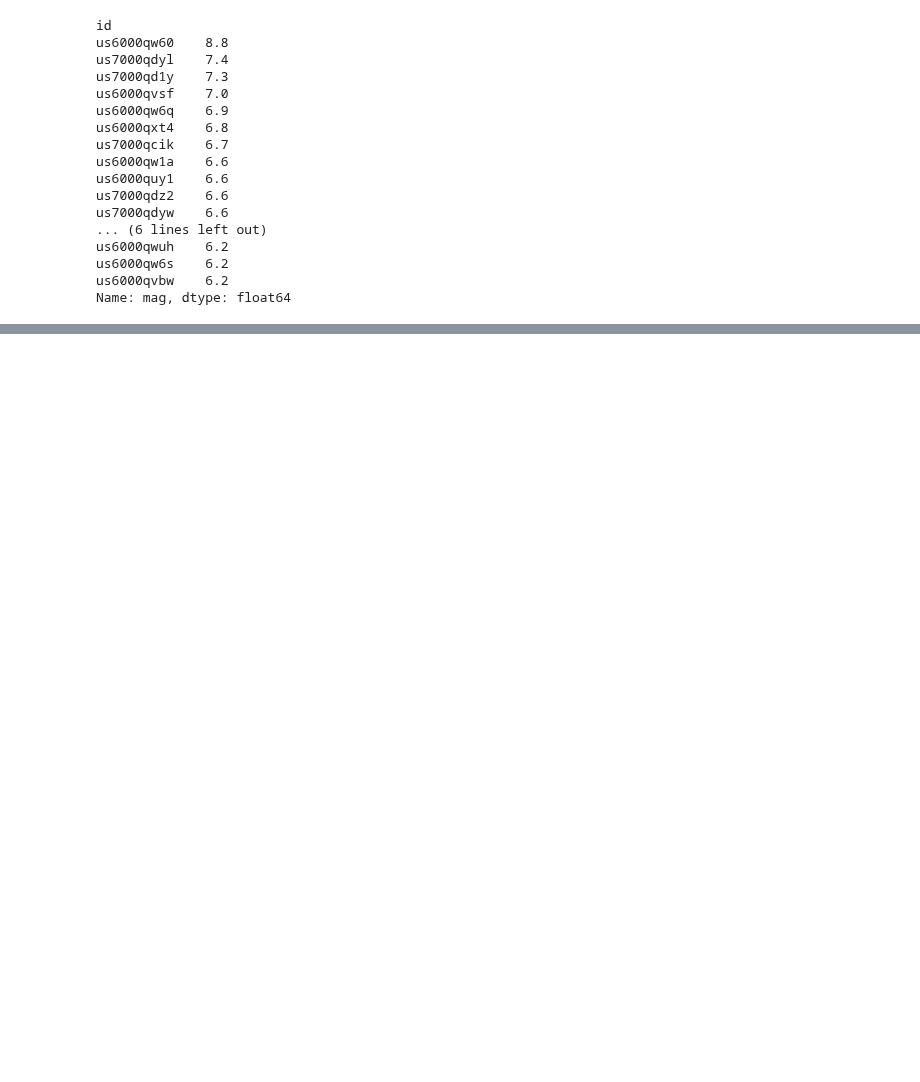
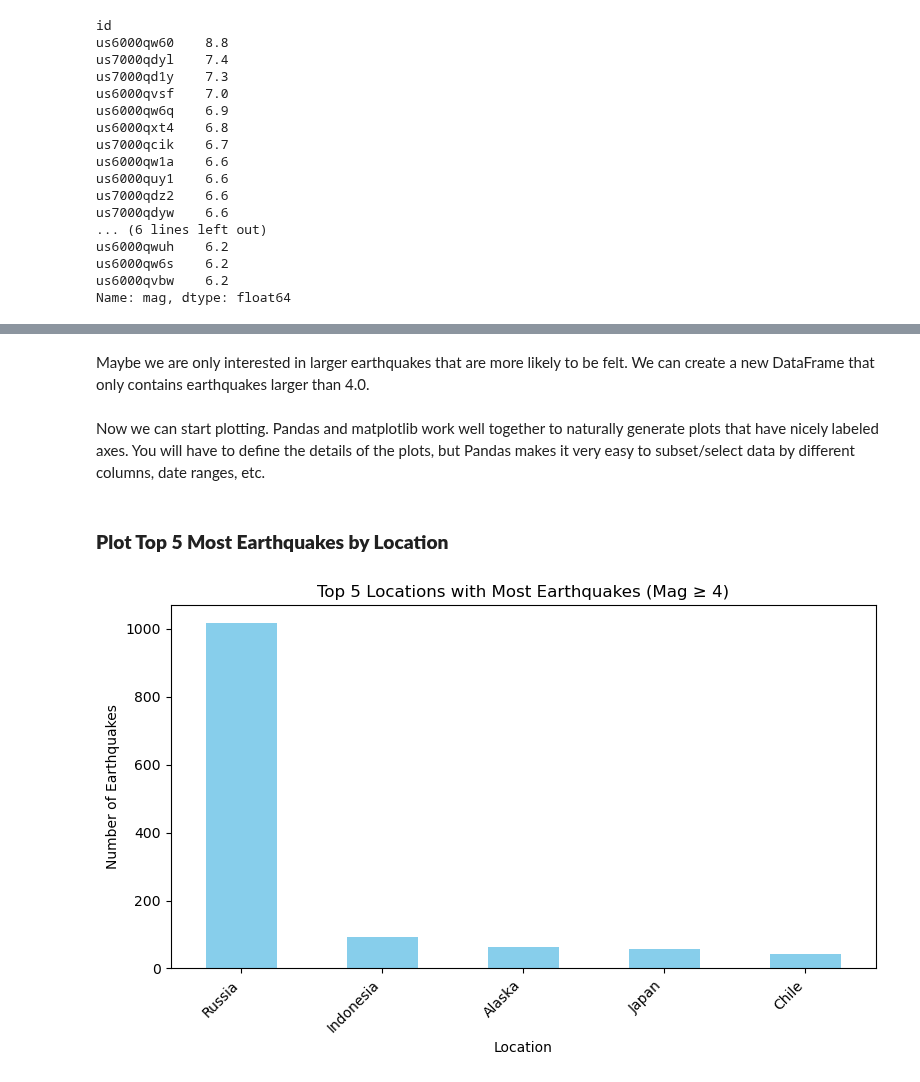
Before and after one commit to eldavenport/SIO-PythonEarthScience, a Jupyter notebook: docs/in_workshop/python_earth_science/pandas.ipynb, the cells around one changed output, grey strips where cells are left out. Drawn from its saved outputs; the diff is of its cells as text; code cells hidden in the pictures; blank space fills up the shorter version.

Commit message:
adding pandas lesson

```diff
--- a/docs/in_workshop/python_earth_science/pandas.ipynb
+++ b/docs/in_workshop/python_earth_science/pandas.ipynb
@@ -108,0 +154,9 @@ Name: mag, dtype: float64
+# %%
+# We'll try to get the last comma-separated part, or the whole string if no comma
+df['loc'] = df['place'].str.extract(r'(?:,\s*)([^,]+)$')
+
+# If there are rows without a comma (like "Fiji region"), fill them with the original value
+df['loc'] = df['loc'].fillna(df['place'])
+
+# compare what we had in 'place' with what we have in 'loc'
+print(df[['place', 'loc']].head())
@@ -108,0 +193,27 @@ Name: mag, dtype: float64
+# %% [markdown]
+Maybe we are only interested in larger earthquakes that are more likely to be felt. We can create a new DataFrame that only contains earthquakes larger than 4.0.
+# %%
+df_mag4 = df[df['mag'] >= 4.0]
+# %% [markdown]
+Now we can start plotting. Pandas and matplotlib work well together to naturally generate plots that have nicely labeled axes. You will have to define the details of the plots, but Pandas makes it very easy to subset/select data by different columns, date ranges, etc.
+# %% [markdown]
+### **Plot Top 5 Most Earthquakes by Location**
+# %%
+import matplotlib.pyplot as plt
+# Step 3 — Count earthquakes by location
+counts = df_mag4['loc'].value_counts()
+
+# Step 4 — Select top 5
+top5 = counts.head(5)
+
+# Step 5 — Plot
+plt.figure(figsize=(8,5))
+top5.plot(kind='bar', color='skyblue')
+plt.title('Top 5 Locations with Most Earthquakes (Mag ≥ 4)')
+plt.xlabel('Location')
+plt.ylabel('Number of Earthquakes')
+plt.xticks(rotation=45, ha='right')
+plt.tight_layout()
+plt.show()
+# %% [output]
+[figure, added]
```
Also changed, not shown: parts of 31 cells of this notebook.
